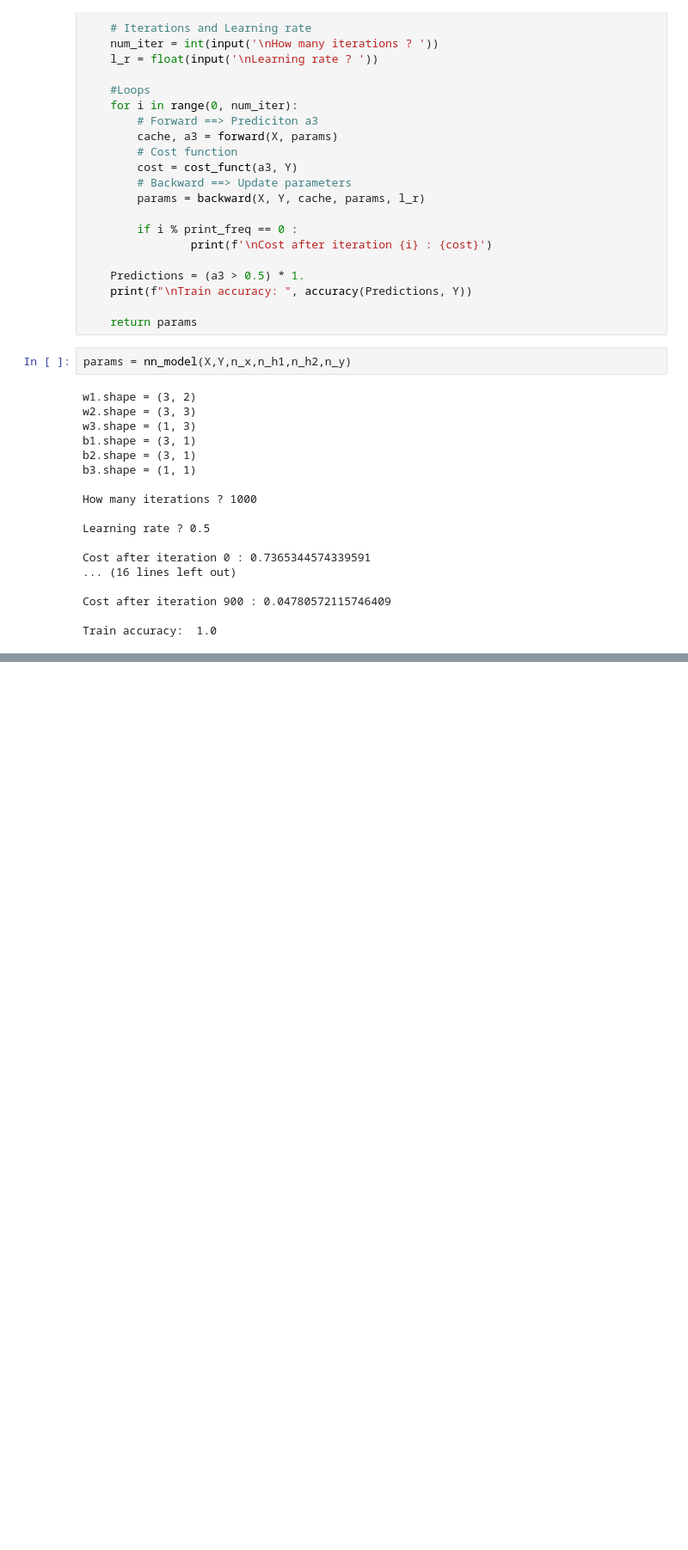
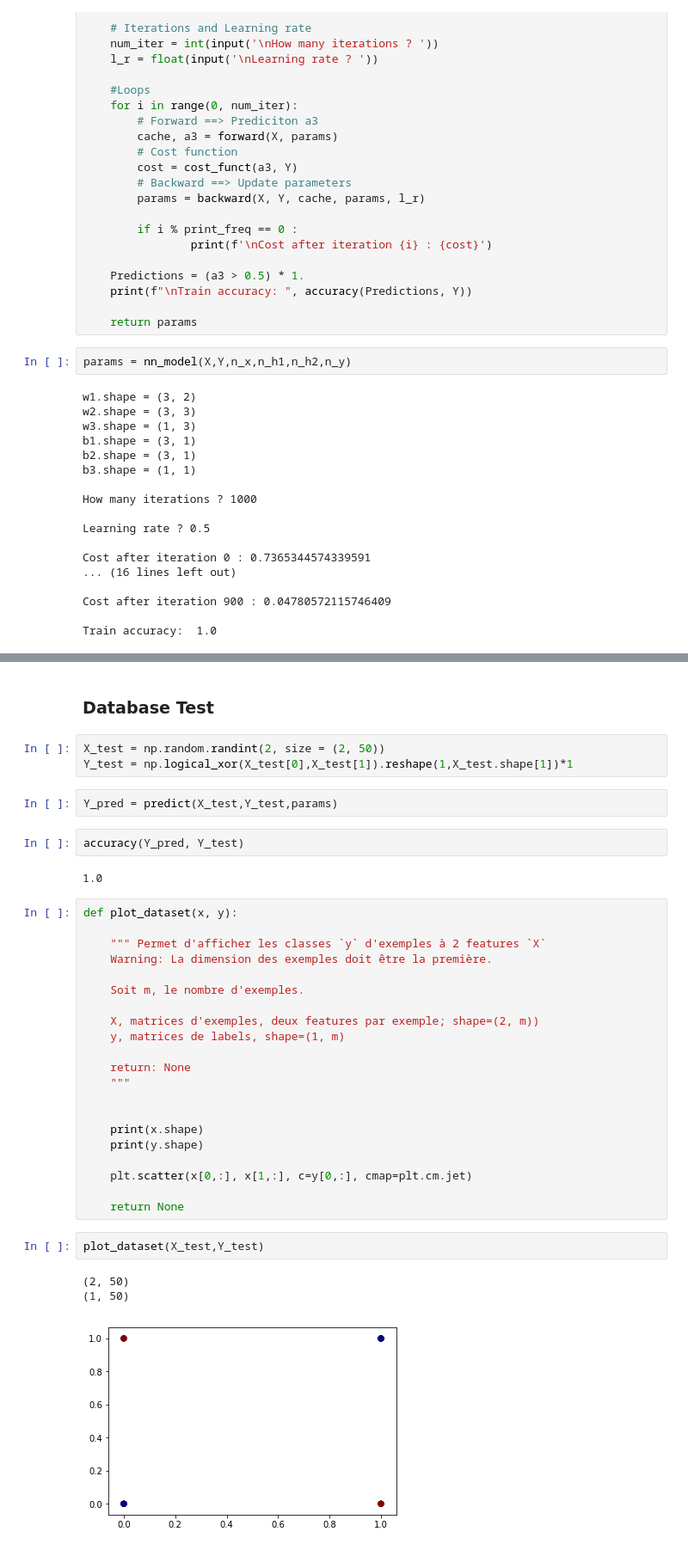
Before and after one commit to tommisignori/neural_network, a Jupyter notebook: mynn_2hl.ipynb, the cells around one changed output, grey strips where cells are left out. Shown: that part at 86% size. Drawn from its saved outputs; the diff is of its cells as text; blank space fills up the shorter version.

```diff
--- a/mynn_2hl.ipynb
+++ b/mynn_2hl.ipynb
@@ -298,0 +324,38 @@ Train accuracy:  1.0
+# %% [markdown]
+### Database Test
+# %%
+X_test = np.random.randint(2, size = (2, 50))
+Y_test = np.logical_xor(X_test[0],X_test[1]).reshape(1,X_test.shape[1])*1
+# %%
+Y_pred = predict(X_test,Y_test,params)
+# %%
+accuracy(Y_pred, Y_test)
+# %% [output]
+1.0
+# %%
+def plot_dataset(x, y):
+
+    """ Permet d'afficher les classes `y` d'exemples à 2 features `X`
+    Warning: La dimension des exemples doit être la première.
+
+    Soit m, le nombre d'exemples.
+
+    X, matrices d'exemples, deux features par exemple; shape=(2, m))
+    y, matrices de labels, shape=(1, m)
+
+    return: None
+    """
+
+
+    print(x.shape)
+    print(y.shape)
+
+    plt.scatter(x[0,:], x[1,:], c=y[0,:], cmap=plt.cm.jet)
+
+    return None
+# %%
+plot_dataset(X_test,Y_test)
+# %% [output]
+(2, 50)
+(1, 50)
+[figure, added]
```
Also changed, not shown: parts of 3 cells of this notebook.
